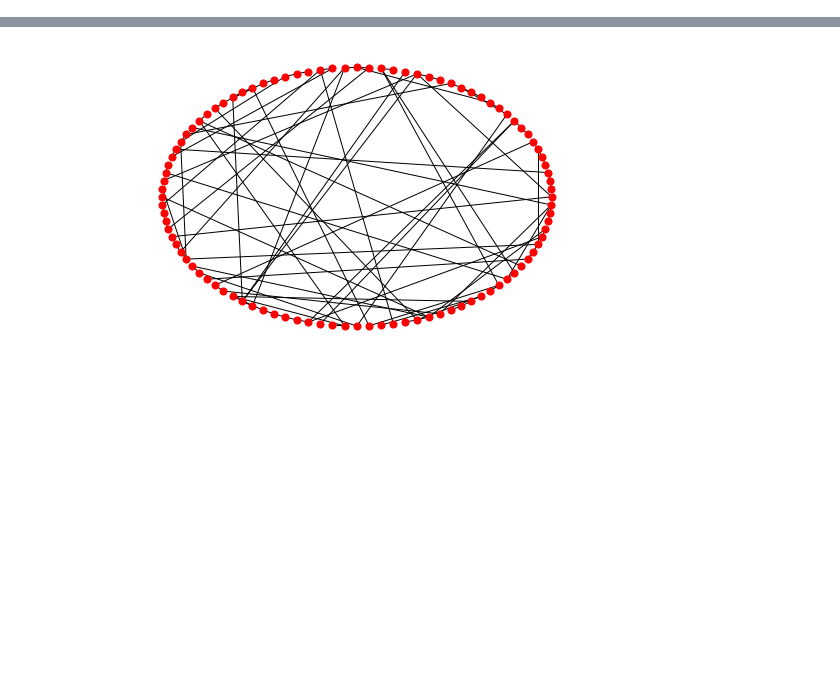
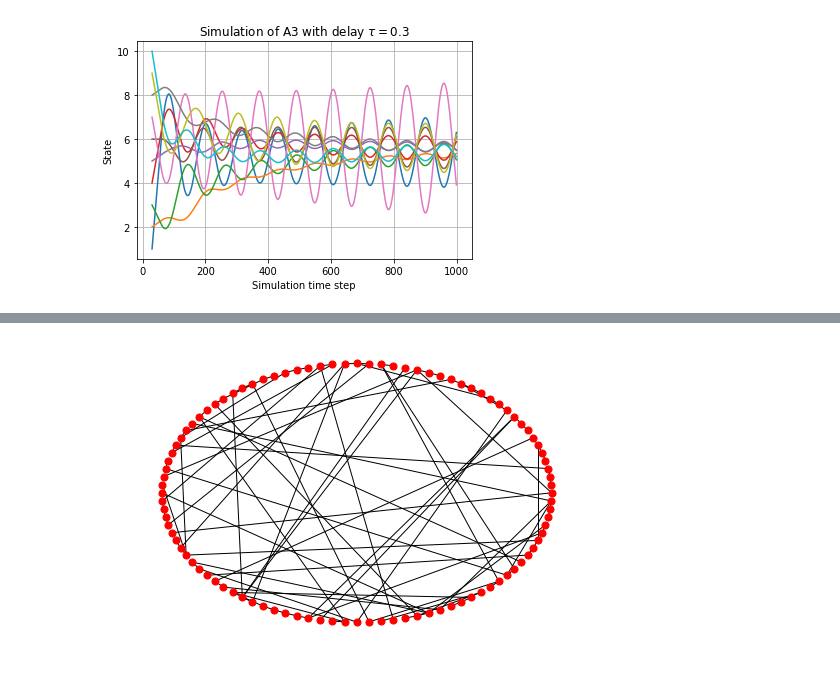
Before and after one commit to harveydevereux/Consensus, a Jupyter notebook: Notes/consensus.ipynb, the cells around one changed output, grey strips where cells are left out. Cells and saved outputs as stored; diff of their text form; code cells hidden in the pictures; blank space fills up the shorter version.

```diff
--- a/Notes/consensus.ipynb
+++ b/Notes/consensus.ipynb
@@ -16,0 +57,16 @@ os.chdir(c)
+# %%
+t=1000#len(CS.T)
+#T = CS.T[0:t]
+T = np.arange(30,t)
+X = np.array(CS.X[30:t])
+
+for i in range(0,X.shape[1]):
+    plt.plot(T,X[:,i,0])
+
+plt.title(r"Simulation of A3 with delay $\tau=0.3$");
+plt.xlabel("Simulation time step")
+plt.ylabel("State")
+plt.grid()
+plt.savefig("100tau")
+# %% [output]
+[figure, added]
```
Also changed, not shown: parts of 32 cells of this notebook, 12 other files.
